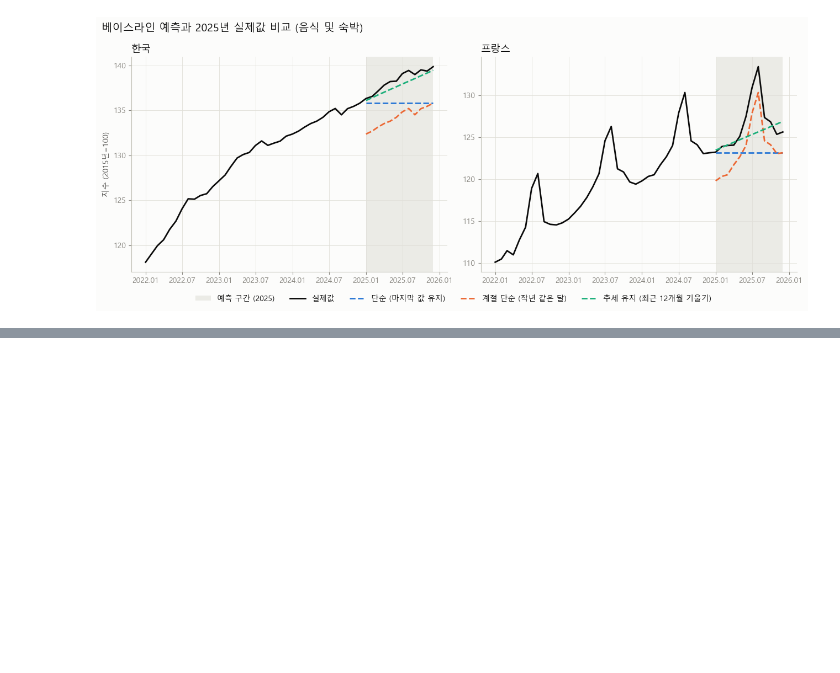
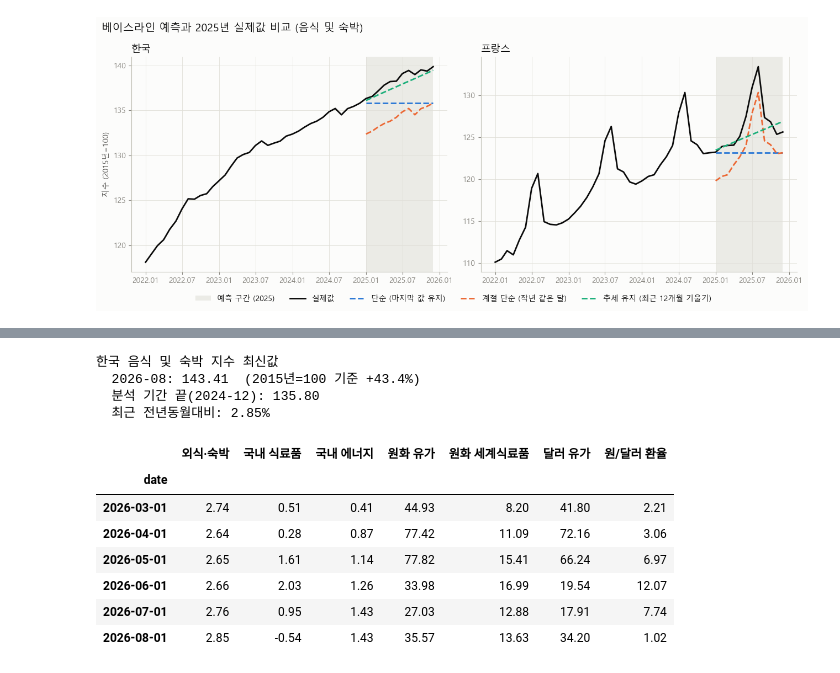
Before and after one commit to qjskffj-code/codyssey_M1-1, a Jupyter notebook: analysis.ipynb, the cells around one changed output, grey strips where cells are left out. Drawn from its saved outputs; the diff is of its cells as text; code cells hidden in the pictures; blank space fills up the shorter version.

```diff
--- a/analysis.ipynb
+++ b/analysis.ipynb
@@ -698,0 +712,35 @@ plt.show()
+# %%
+drivers = pd.read_csv("data/cost_drivers_monthly.csv", parse_dates=["date"]).set_index("date")
+wage = pd.read_csv("data/kor_minimum_wage.csv")
+full_cpi = df.pivot_table(index="date", columns=["country", "category"], values="index").asfreq("MS")
+
+kor = pd.DataFrame({
+    "외식·숙박": full_cpi[("KOR", "restaurants_hotels")],
+    "국내 식료품": full_cpi[("KOR", "food")],
+    "국내 에너지": full_cpi[("KOR", "energy")],
+    "원화 유가": drivers["brent_krw"],
+    "원화 세계식료품": drivers["food_index_krw"],
+    "달러 유가": drivers["brent_usd"],
+    "원/달러 환율": drivers["usdkrw"],
+})
+kor_yoy = (kor.pct_change(12) * 100).loc[START:]
+
+print("한국 음식 및 숙박 지수 최신값")
+latest = full_cpi[("KOR", "restaurants_hotels")].dropna()
+print(f"  {latest.index[-1]:%Y-%m}: {latest.iloc[-1]:.2f}  (2015년=100 기준 {latest.iloc[-1] - 100:+.1f}%)")
+print(f"  분석 기간 끝(2024-12): {latest.loc['2024-12-01']:.2f}")
+print(f"  최근 전년동월대비: {kor_yoy['외식·숙박'].dropna().iloc[-1]:.2f}%")
+kor_yoy.tail(6).round(2)
+# %% [output]
+한국 음식 및 숙박 지수 최신값
+  2026-08: 143.41  (2015년=100 기준 +43.4%)
+  분석 기간 끝(2024-12): 135.80
+  최근 전년동월대비: 2.85%
+|  | 외식·숙박 | 국내 식료품 | 국내 에너지 | 원화 유가 | 원화 세계식료품 | 달러 유가 | 원/달러 환율 |
+| date |  |  |  |  |  |  |  |
+| 2026-03-01 | 2.74 | 0.51 | 0.41 | 44.93 | 8.20 | 41.80 | 2.21 |
+| 2026-04-01 | 2.64 | 0.28 | 0.87 | 77.42 | 11.09 | 72.16 | 3.06 |
+| 2026-05-01 | 2.65 | 1.61 | 1.14 | 77.82 | 15.41 | 66.24 | 6.97 |
+| 2026-06-01 | 2.66 | 2.03 | 1.26 | 33.98 | 16.99 | 19.54 | 12.07 |
+| 2026-07-01 | 2.76 | 0.95 | 1.43 | 27.03 | 12.88 | 17.91 | 7.74 |
+| 2026-08-01 | 2.85 | -0.54 | 1.43 | 35.57 | 13.63 | 34.20 | 1.02 |
```
Also changed, not shown: parts of 8 cells of this notebook, 7 other files.
